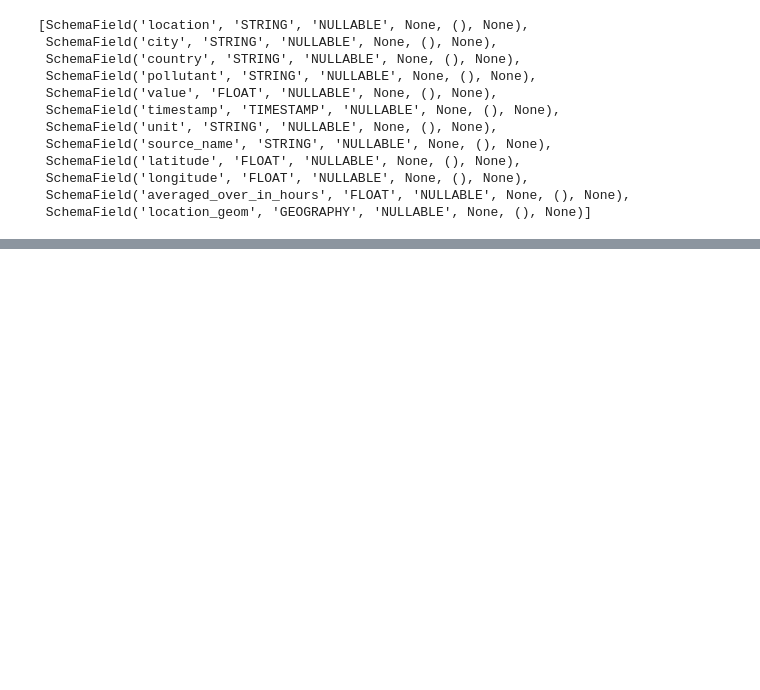
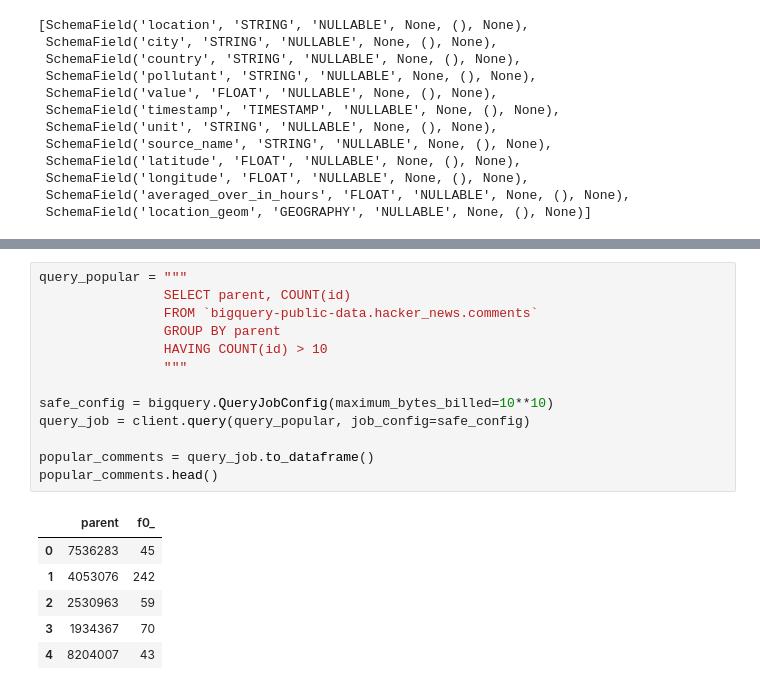
Before and after one commit to karthigeyan0312/My_Kaggle_Practice_Exercises, a Jupyter notebook: sql-with-bigquery.ipynb, the cells around one changed output, grey strips where cells are left out. Cells and saved outputs as stored; diff of their text form; blank space fills up the shorter version.

```diff
--- a/sql-with-bigquery.ipynb
+++ b/sql-with-bigquery.ipynb
@@ -233,0 +264,20 @@ second_results.head()
+# %%
+query_popular = """
+                SELECT parent, COUNT(id)
+                FROM `bigquery-public-data.hacker_news.comments`
+                GROUP BY parent
+                HAVING COUNT(id) > 10
+                """
+
+safe_config = bigquery.QueryJobConfig(maximum_bytes_billed=10**10)
+query_job = client.query(query_popular, job_config=safe_config)
+
+popular_comments = query_job.to_dataframe()
+popular_comments.head()
+# %% [output]
+|  | parent | f0_ |
+| 0 | 7536283 | 45 |
+| 1 | 4053076 | 242 |
+| 2 | 2530963 | 59 |
+| 3 | 1934367 | 70 |
+| 4 | 8204007 | 43 |
```
Also changed, not shown: parts of 5 cells of this notebook.
